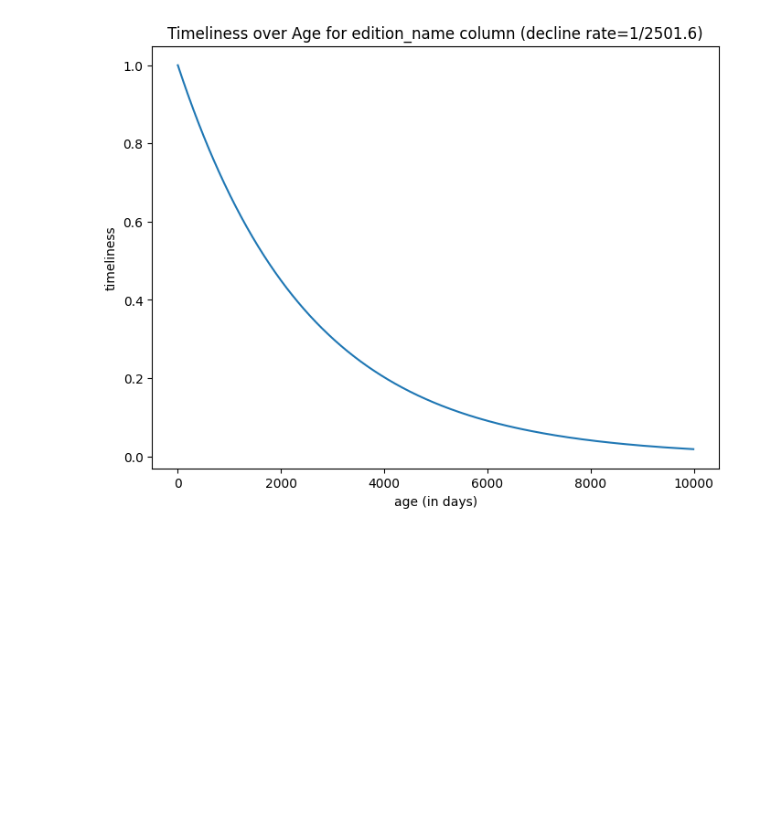
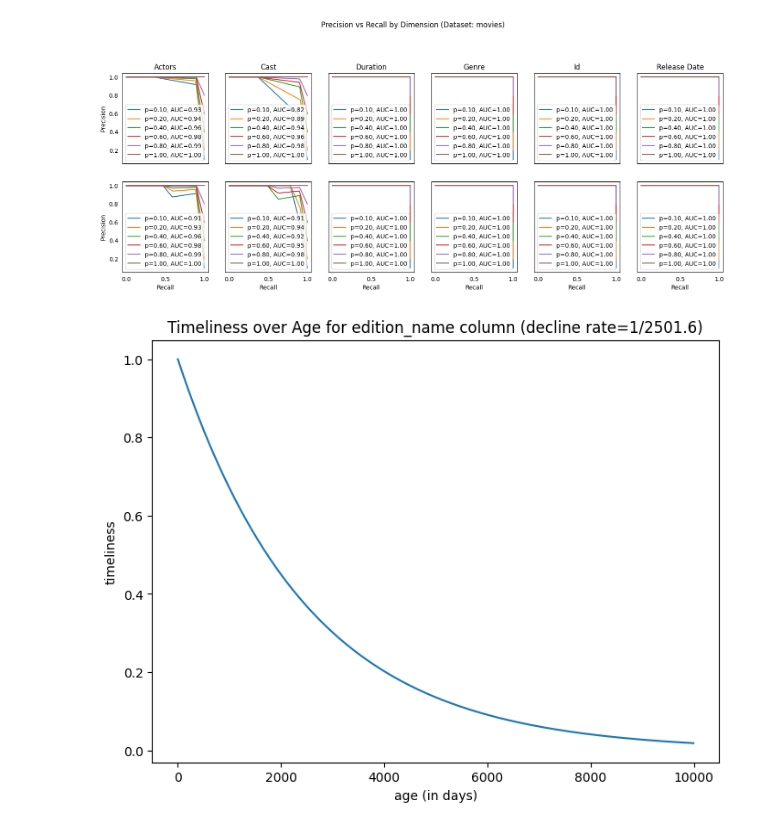
Before and after one commit to jb3rndt/ma-uncertainty-scripts, a Jupyter notebook: visualization.ipynb, the cells around one changed output. Drawn from its saved outputs; the diff is of its cells as text; code cells hidden in the pictures; blank space fills up the shorter version.

```diff
--- a/visualization.ipynb
+++ b/visualization.ipynb
@@ -93,3 +105,52 @@ plt.show()
+# %%
+import matplotlib.pyplot as plt
+
+
+groups = df.groupby("dataset")
+
+for ds, data in groups:
+    grouped_by_column = data.groupby("column")
+    ncols = len(grouped_by_column)
+    nrows = len(data["dimension"].unique())
+
+    fig, axes = plt.subplots(
+        nrows=nrows * 2,
+        ncols=ncols,
+        figsize=(3 * ncols, 3 * nrows * 2),
+        sharex=True,
+        sharey=True,
+    )
+    for dim, row in zip(data["dimension"].unique(), range(0, len(axes), 2)):
+        axes[row][0].set_ylabel("Precision")
+        axes[row + 1][0].set_ylabel("Precision")
+        for (col_name, col_data), col in zip(grouped_by_column, range(len(axes[row]))):
+            dim_data = col_data[col_data["dimension"] == dim]
+            ax1 = axes[row][col]
+            ax2 = axes[row + 1][col]
+            ax1.set_title(str(col_name)[:20])
+            for p_rate in dim_data["pollution_rate"].index:
+                ax1.plot(
+                    dim_data.loc[p_rate]["recall"],
+                    dim_data.loc[p_rate]["precision"],
+                    label=f"p={dim_data.loc[p_rate]['pollution_rate']:.2f}, AUC={dim_data.loc[p_rate]['pr_auc']:.2f}",
+                )
+                ax2.plot(
+                    dim_data.loc[p_rate]["recall_weighted"],
+                    dim_data.loc[p_rate]["precision_weighted"],
+                    label=f"p={dim_data.loc[p_rate]['pollution_rate']:.2f}, AUC={dim_data.loc[p_rate]['pr_auc_weighted']:.2f}",
+                )
+            ax1.legend()
+            ax1.tick_params(axis="both", which="both", bottom=False, left=False)
+            ax2.legend()
+            ax2.tick_params(axis="both", which="both", bottom=False, left=False)
+            ax2.set_xlabel("Recall")
+    fig.suptitle(
+        "Precision vs Recall by Dimension (Dataset: {})".format(ds),
+        y=1.08,
+    )
+plt.show()
+# %% [output]
+[figure, added]
 # %%
 import matplotlib.pyplot as plt
 import numpy as np
```
Also changed, not shown: parts of 2 cells of this notebook, 6 other files.
